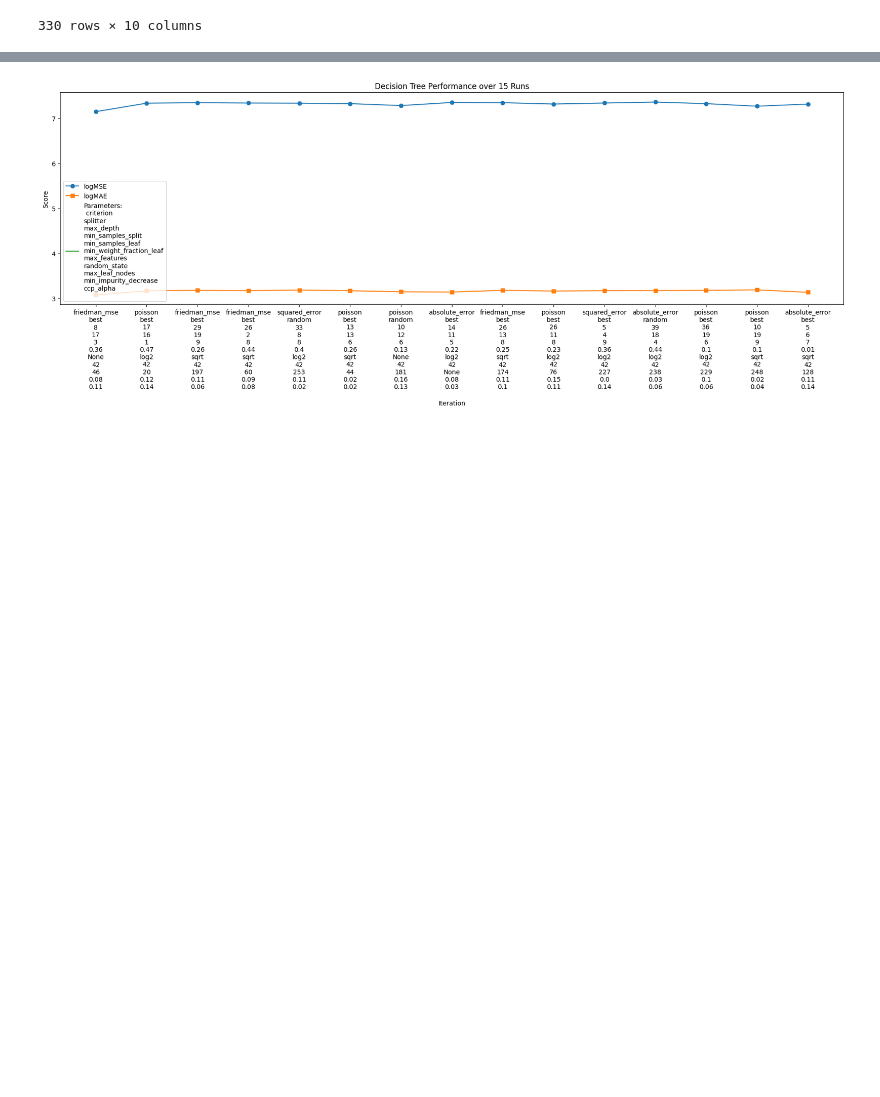
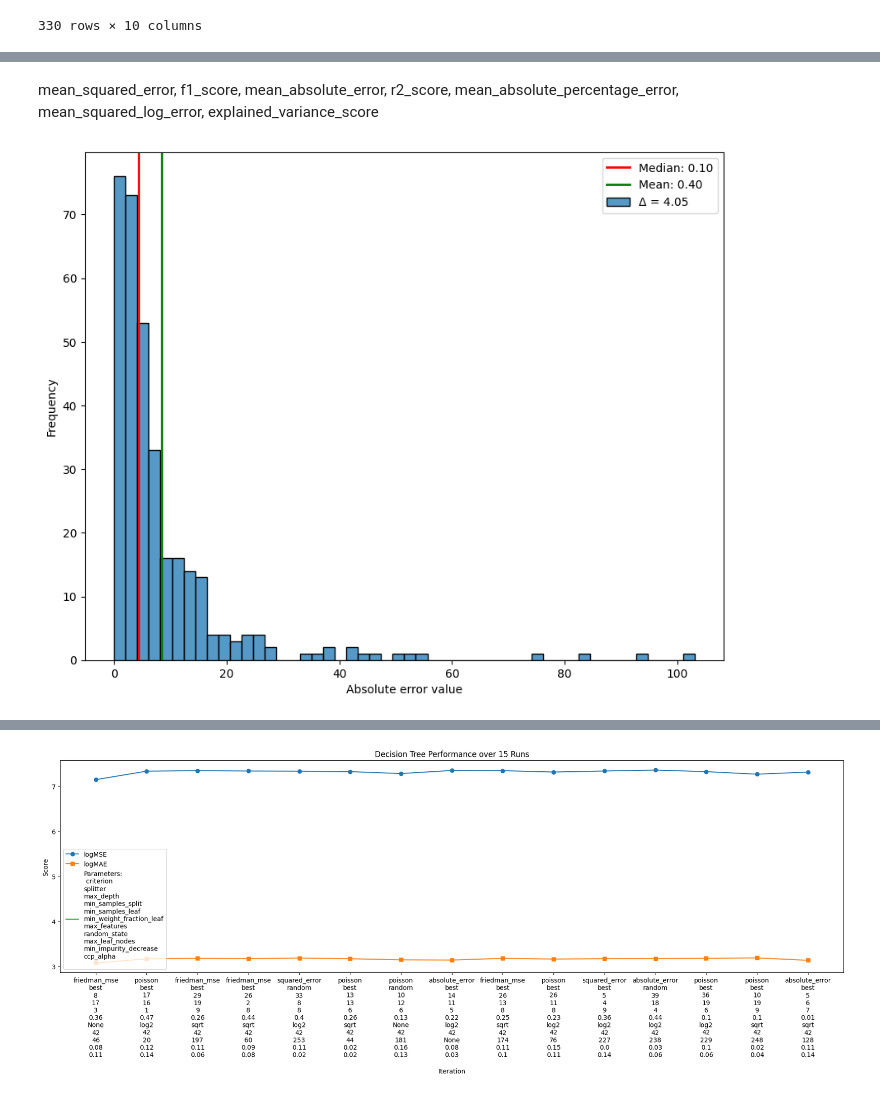
Before and after one commit to VIVALDI142857/ClassificationModelsParams, a Jupyter notebook: regression_parameters.ipynb, the cells around one changed output, grey strips where cells are left out. Saved outputs shown, nothing was run; the diff lists cells and outputs as text; code cells hidden in the pictures; blank space fills up the shorter version.

Commit message:
pipelines + errors estimation

```diff
--- a/regression_parameters.ipynb
+++ b/regression_parameters.ipynb
@@ -314,0 +436,23 @@ plt.show()
+# %% [markdown]
+mean_squared_error, f1_score, mean_absolute_error, r2_score, mean_absolute_percentage_error, mean_squared_log_error, explained_variance_score
+# %%
+abs_errors = np.abs(y_test - y_pred)
+rel_errors = np.abs(y_test - y_pred) / y_test
+med_abs = np.median(abs_errors)
+mean_abs = np.mean(abs_errors)
+med_rel = np.median(rel_errors)
+mean_rel = np.mean(rel_errors)
+distance = np.abs(med_abs - mean_abs)
+
+
+plt.figure(figsize=(10, 8))
+sns.histplot(abs_errors)
+plt.axvline(med_abs, color='red', linewidth=2, label=f'Median: {med_abs:.2f}')
+plt.axvline(mean_abs, color='green', linewidth=2, label=f'Mean: {mean_abs:.2f}')
+
+plt.legend([f'Median: {med_rel:.2f}', f'Mean: {mean_rel:.2f}', f'Δ = {distance:.2f}'])
+plt.xlabel('Absolute error value')
+plt.ylabel('Frequency')
+plt.show()
+# %% [output]
+[figure, added]
```
Also changed, not shown: parts of 12 cells of this notebook, 1 other file.
